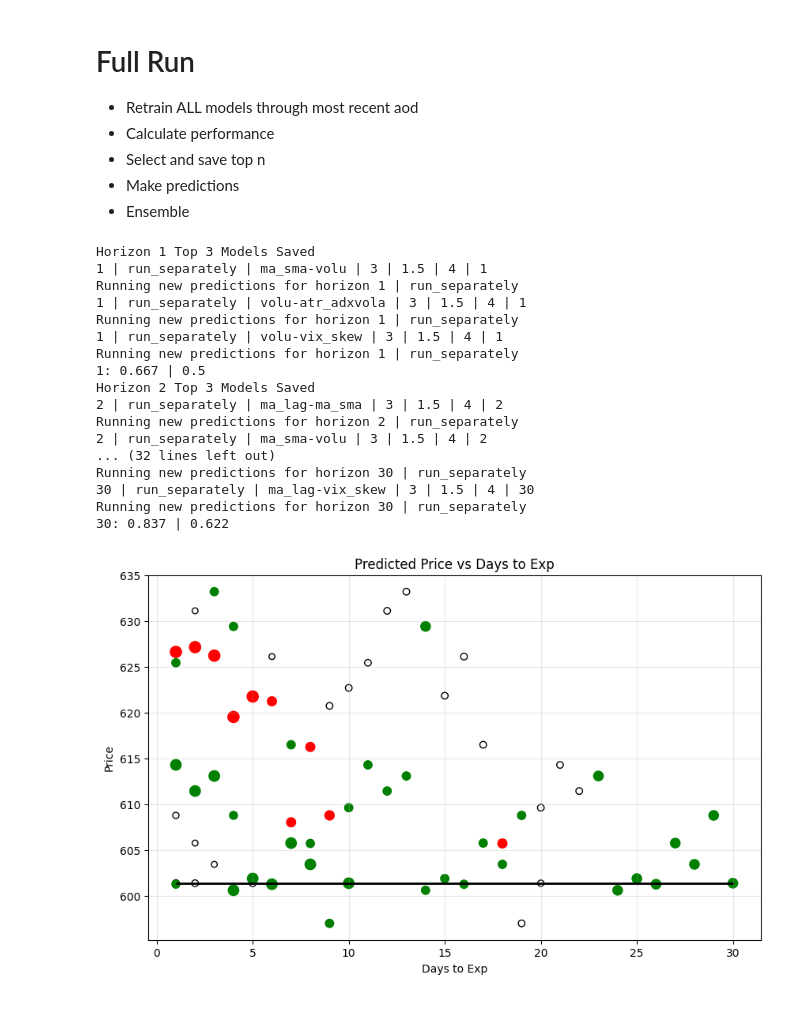
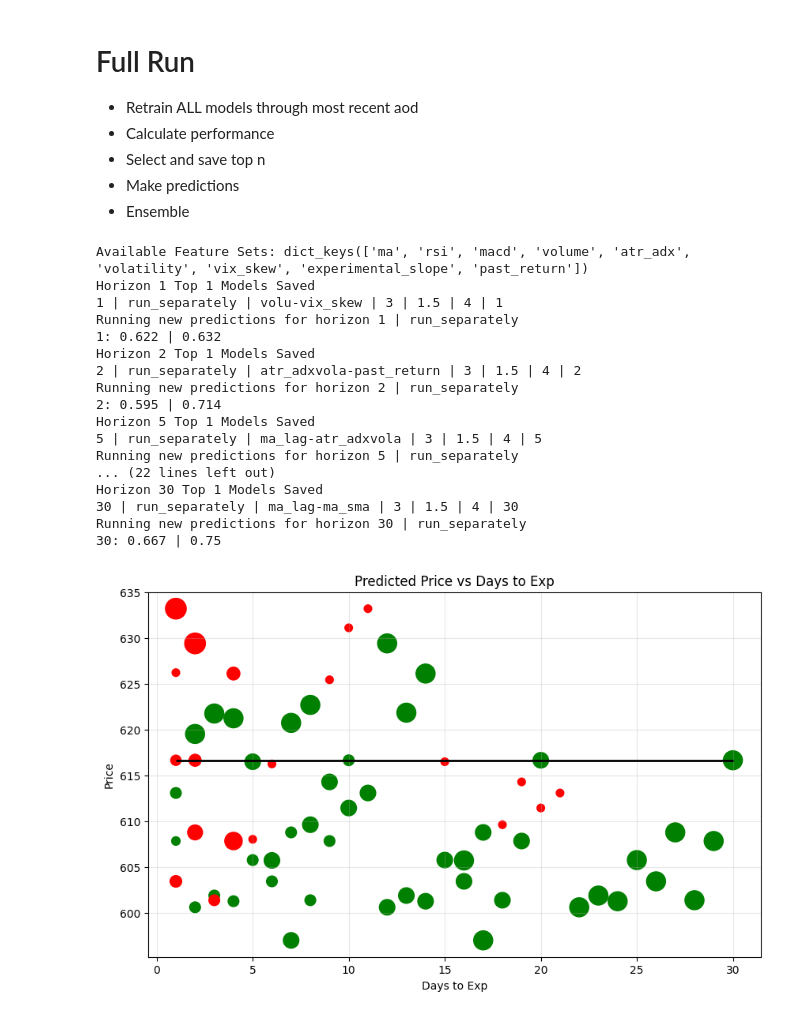
Before and after one commit to bchase17/Stocks, a Jupyter notebook: deployment.ipynb, the cells around one changed output. Drawn from its saved outputs; the diff is of its cells as text; code cells hidden in the pictures.

```diff
--- a/deployment.ipynb
+++ b/deployment.ipynb
@@ -20,3 +21,25 @@ returns = [1, 2, 3, 5, 10, 20, 30]
 df_daily, feature_sets, return_cols, daily_cols, feature_dict, features = train_flow.import_data(ticker, include_minute_feats, returns)
 # %% [output]
 Available Feature Sets: dict_keys(['ma', 'rsi', 'macd', 'volume', 'atr_adx', 'volatility', 'vix_skew', 'experimental_slope', 'past_return'])
+# %%
+def upload_perf(r):
+
+    local_file = f"h{r}_performance_all.csv"
+    s3_key = f"horizon_{r}/h{r}_performance_all.csv"
+
+    try:
+        s3.upload_file(local_file, "training-hist", s3_key)
+        print(f"Uploaded: {local_file}")
+    except FileNotFoundError:
+        print(f"Missing file, skipped: {local_file}")
+    except Exception as e:
+        print(f"Error uploading {local_file}: {e}")
+
+
+s3 = boto3.client("s3")
+
+returns = [1, 2, 3, 5, 10, 20, 30]
+for r in returns:
+
+    # example
+    upload_perf(r)
@@ -157,14 +188,15 @@ def ensemble_perf(r, output_df):
 
     return pos_prec, neg_prec
 
+#df_daily, feature_sets, return_cols, daily_cols, feature_dict, features = train_flow.import_data(ticker, include_minute_feats, returns)
 h=[1, 2, 5, 10, 20, 30]
 master_results = []
 master_preds = []
-n = 3 # number of top models to select
+n = 1 # number of top models to select
 file_ext = "performance_all"
 min_th = 0.55
 cov_th = 0.75
-perf_cutoff_date = '2025-09-01'
+perf_cutoff_date = '2025-12-01'
 ensemble_all_df = pd.DataFrame()
 ensemble_frames = []
 
@@ -235,8 +267,11 @@ for r in h:
     composite_score = performance_flow.run_performance(perf_df[perf_df['horizon'] == r].dropna(), min_th, cov_th)
     bucket_df = performance_flow.bucket_scores(df_daily.dropna(), perf_df[perf_df['horizon'] == r].dropna(), returns, min_th, keys)
 
+    composite_score['pos_edge'] = (composite_score['pprec'] - composite_score['pos_rate']).round(2)
+    composite_score['neg_edge'] = (composite_score['nprec'] - (1 - composite_score['pos_rate'])).round(2)
+
     max_models = 6
-    edge_th = .1
+    edge_th = .07
     top_n = (
         composite_score
         .loc[
@@ -278,9 +313,6 @@ for r in h:
     df["feature_cols"] = df["features"].apply(lambda x: resolve_feature_cols(x, feature_dict))
 
     grain_cols = ["horizon","features","train_years","min_feats","pi_size","model","pi_handling"]
-
-    composite_score['pos_edge'] = (composite_score['pprec'] - composite_score['pos_rate']).round(2)
-    composite_score['neg_edge'] = (composite_score['nprec'] - (1 - composite_score['pos_rate'])).round(2)
 
     top_n = (
         df[grain_cols].drop_duplicates(subset=grain_cols, keep="first")
@@ -330,44 +362,44 @@ for r in h:
     ensemble_df = (
         output_df
         .groupby('Date', as_index=False)
         .agg({
             'Date': 'first',
             'horizon': 'first',
             'Predicted_Price': 'first',
             'Last_Close': 'first',
             'LC_R_PP': 'first',
             'pred_edge': 'sum'
         })
         .rename(columns={'pred_edge': 'ensemble_edge'})
     )
     ensemble_df['ensemble_pred'] = (ensemble_df['ensemble_edge'] / n + .5).round(2)
     ensemble_df['Days_to_Exp'] = ensemble_df.index + 1
 
     pos_prec, neg_prec = ensemble_perf(r, pred_filtered)
     ensemble_df['pos_prec'] = pos_prec
     ensemble_df['neg_prec'] = neg_prec
 
     ensemble_frames.append(ensemble_df)
 
 ensemble_all_df = pd.concat(ensemble_frames, ignore_index=True)
 
 pred_chart(ensemble_all_df)
 # %% [output]
-Horizon 1 Top 3 Models Saved
-1 | run_separately | ma_sma-volu | 3 | 1.5 | 4 | 1
-Running new predictions for horizon 1 | run_separately
-1 | run_separately | volu-atr_adxvola | 3 | 1.5 | 4 | 1
-Running new predictions for horizon 1 | run_separately
+Available Feature Sets: dict_keys(['ma', 'rsi', 'macd', 'volume', 'atr_adx', 'volatility', 'vix_skew', 'experimental_slope', 'past_return'])
+Horizon 1 Top 1 Models Saved
 1 | run_separately | volu-vix_skew | 3 | 1.5 | 4 | 1
 Running new predictions for horizon 1 | run_separately
-1: 0.667 | 0.5
-Horizon 2 Top 3 Models Saved
-2 | run_separately | ma_lag-ma_sma | 3 | 1.5 | 4 | 2
+1: 0.622 | 0.632
+Horizon 2 Top 1 Models Saved
+2 | run_separately | atr_adxvola-past_return | 3 | 1.5 | 4 | 2
 Running new predictions for horizon 2 | run_separately
-2 | run_separately | ma_sma-volu | 3 | 1.5 | 4 | 2
-... (32 lines left out)
+2: 0.595 | 0.714
+Horizon 5 Top 1 Models Saved
+5 | run_separately | ma_lag-atr_adxvola | 3 | 1.5 | 4 | 5
+Running new predictions for horizon 5 | run_separately
+... (22 lines left out)
+Horizon 30 Top 1 Models Saved
+30 | run_separately | ma_lag-ma_sma | 3 | 1.5 | 4 | 30
 Running new predictions for horizon 30 | run_separately
-30 | run_separately | ma_lag-vix_skew | 3 | 1.5 | 4 | 30
-Running new predictions for horizon 30 | run_separately
-30: 0.837 | 0.622
+30: 0.667 | 0.75
-[figure, old version]
+[figure, new version]
```
Also changed, not shown: parts of 5 cells of this notebook.
